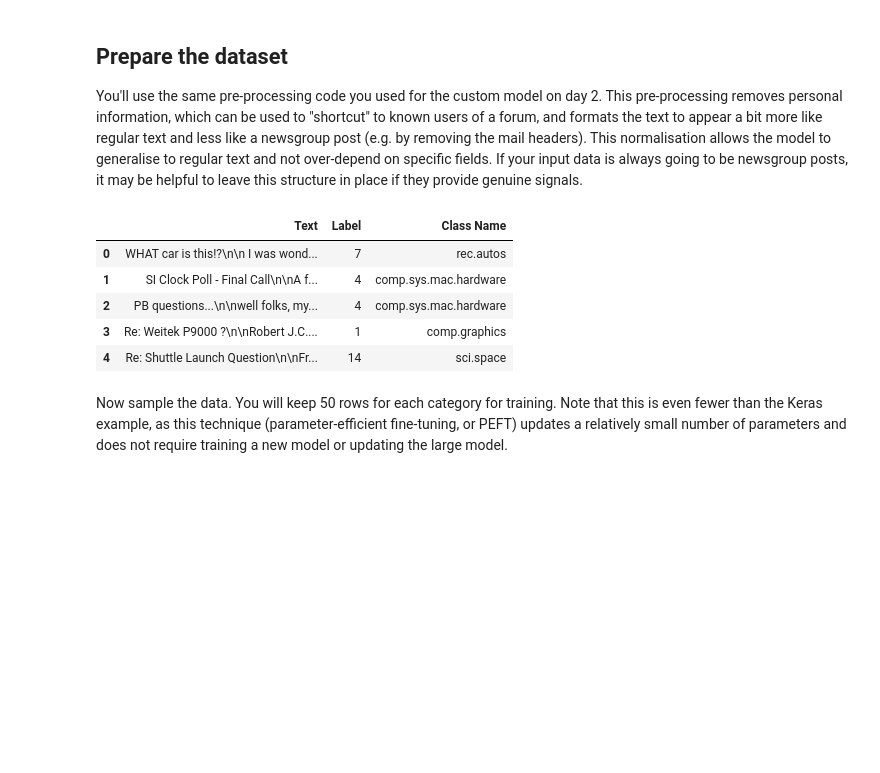
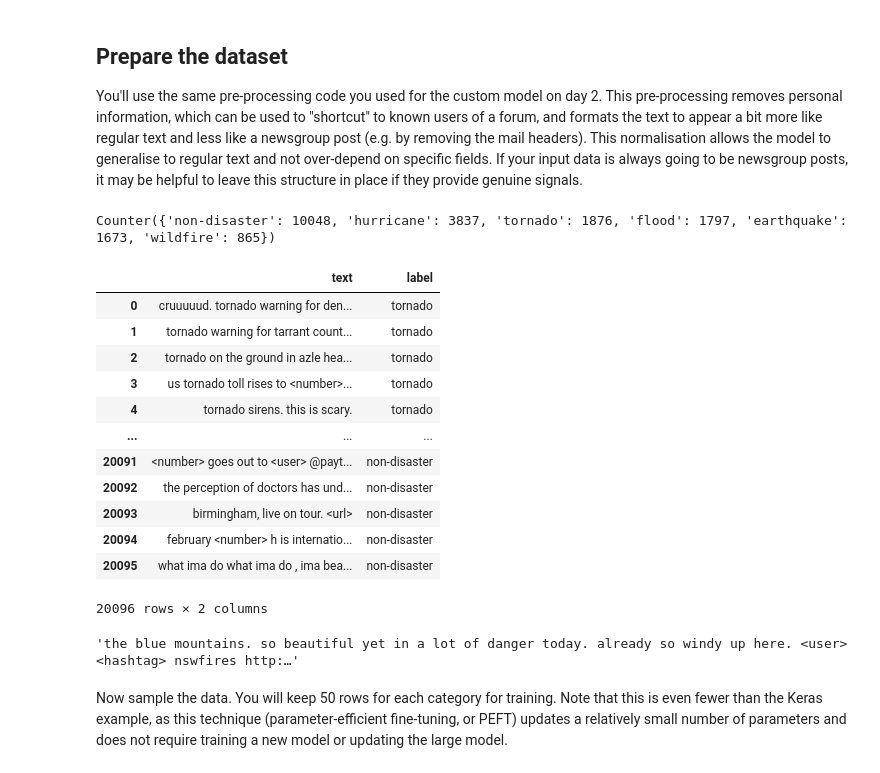
Before and after one commit to mylsklaark/google_gen_ai, a Jupyter notebook: text_categoriser.ipynb, the cells around one changed output. Saved outputs shown, nothing was run; the diff lists cells and outputs as text; code cells hidden in the pictures; blank space fills up the shorter version.

```diff
--- a/text_categoriser.ipynb
+++ b/text_categoriser.ipynb
@@ -157,0 +187,50 @@ def preprocess_newsgroup_data(newsgroup_dataset):
+# %%
+label_counts = Counter(d['label'] for d in all_data)
+print(label_counts)
+# %% [output]
+Counter({'non-disaster': 10048, 'hurricane': 3837, 'tornado': 1876, 'flood': 1797, 'earthquake': 1673, 'wildfire': 865})
+# %%
+# Go back and adjust some of this if results are not satisfactory.
+
+def clean_text_for_llm(text):
+
+    # Lowercase
+    text = text.lower()
+
+    # Replace URLs with placeholder
+    text = re.sub(r'https?://\S+','<URL>', text)
+
+    # Fix special characters or encoding noise
+    text = re.sub(r'[â€—\x01]', '', text)
+
+    # Remove excess whitespace
+    text = re.sub(r'\s+', ' ', text).strip()
+
+    return text
+# %%
+cleaned_data = []
+
+for tweet in all_data:
+    cleaned_tweet = {
+        'text': clean_text_for_llm(tweet['text']),
+        'label': tweet['label']
+    }
+    cleaned_data.append(cleaned_tweet)
+# %%
+df_cleaned = pd.DataFrame(cleaned_data)
+# %%
+df_cleaned
+# %% [output]
+|  | text | label |
+| 0 | cruuuuud. tornado warning for den... | tornado |
+| 1 | tornado warning for tarrant count... | tornado |
+| 2 | tornado on the ground in azle hea... | tornado |
+| 3 | us tornado toll rises to <number>... | tornado |
+| 4 | tornado sirens. this is scary. | tornado |
+| ... | ... | ... |
+| 20091 | <number> goes out to <user> @payt... | non-disaster |
+| 20092 | the perception of doctors has und... | non-disaster |
+| 20093 | birmingham, live on tour. <url> | non-disaster |
+| 20094 | february <number> h is internatio... | non-disaster |
+| 20095 | what ima do what ima do , ima bea... | non-disaster |
+20096 rows × 2 columns
@@ -158,16 +258,13 @@ def preprocess_newsgroup_data(newsgroup_dataset):
+# %%
+df_test.iloc[59]['text']
+# %% [output]
+'the blue mountains. so beautiful yet in a lot of danger today. already so windy up here. <user> <hashtag> nswfires http:…'
 # %%
-# Apply preprocessing to training and test datasets
-df_train = preprocess_newsgroup_data(newsgroups_train)
-df_test = preprocess_newsgroup_data(newsgroups_test)
+ # Apply preprocessing to training and test datasets
+# df_train = preprocess_newsgroup_data(newsgroups_train)
+# df_test = preprocess_newsgroup_data(newsgroups_test)
 
-df_train.head()
+# df_train.head()
-# %% [output]
-|  | Text | Label | Class Name |
-| 0 | WHAT car is this!?\n\n I was wond... | 7 | rec.autos |
-| 1 | SI Clock Poll - Final Call\n\nA f... | 4 | comp.sys.mac.hardware |
-| 2 | PB questions...\n\nwell folks, my... | 4 | comp.sys.mac.hardware |
-| 3 | Re: Weitek P9000 ?\n\nRobert J.C.... | 1 | comp.graphics |
-| 4 | Re: Shuttle Launch Question\n\nFr... | 14 | sci.space |
 # %% [markdown]
 Now sample the data. You will keep 50 rows for each category for training. Note that this is even fewer than the Keras example, as this technique (parameter-efficient fine-tuning, or PEFT) updates a relatively small number of parameters and does not require training a new model or updating the large model.
 # %%
```
Also changed, not shown: parts of 11 cells of this notebook.
